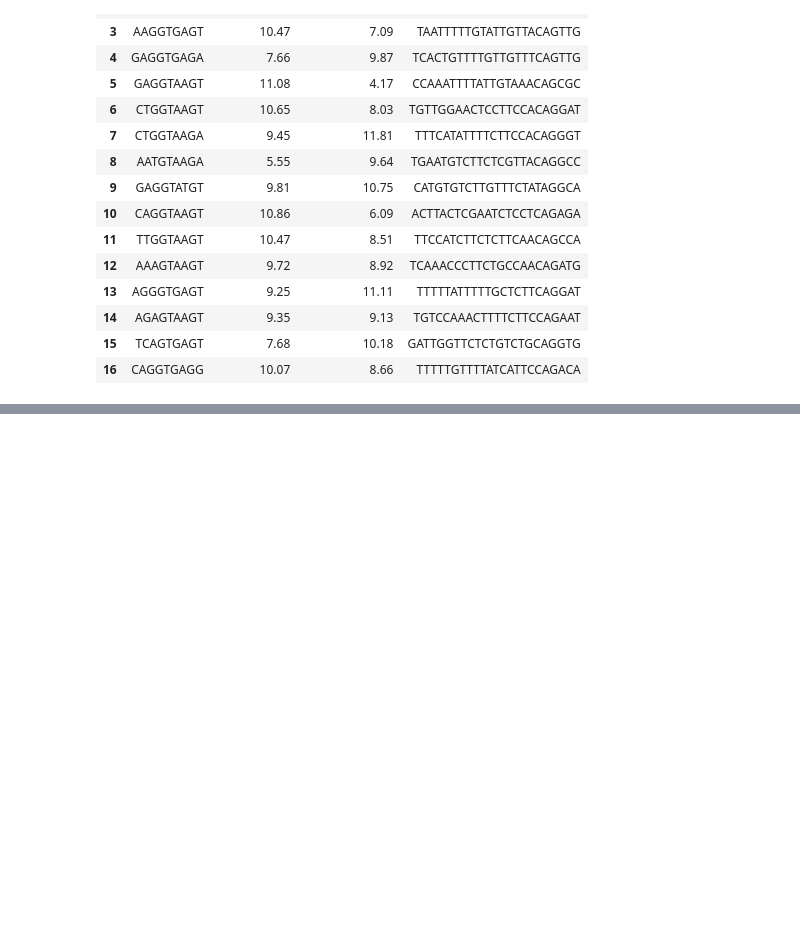
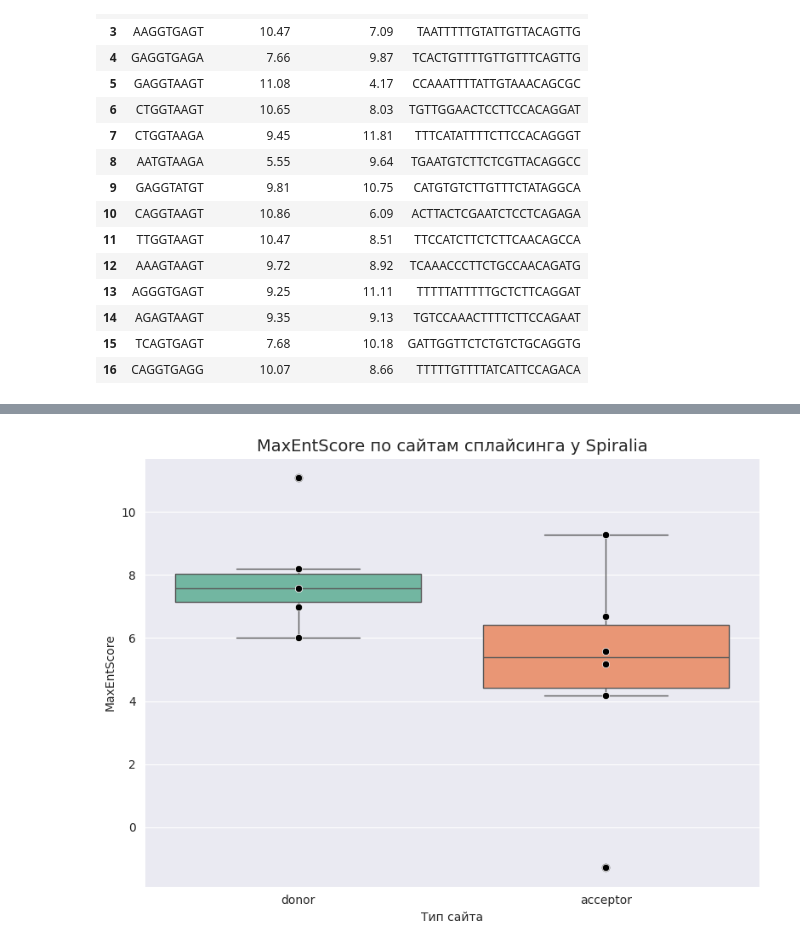
Before and after one commit to ArtemVaska/Diploma, a Jupyter notebook: Scripts/MaxEntScan_protostomia.ipynb, the cells around one changed output, grey strips where cells are left out. Saved outputs shown, nothing was run; the diff lists cells and outputs as text; code cells hidden in the pictures; blank space fills up the shorter version.

```diff
--- a/Scripts/MaxEntScan_protostomia.ipynb
+++ b/Scripts/MaxEntScan_protostomia.ipynb
@@ -422,0 +342,4 @@ plt.show()
+# %%
+maxentscan_boxplot("Spiralia", df_spiralia)
+# %% [output]
+[figure, added]
```
Also changed, not shown: parts of 8 cells of this notebook, 1 other file.
